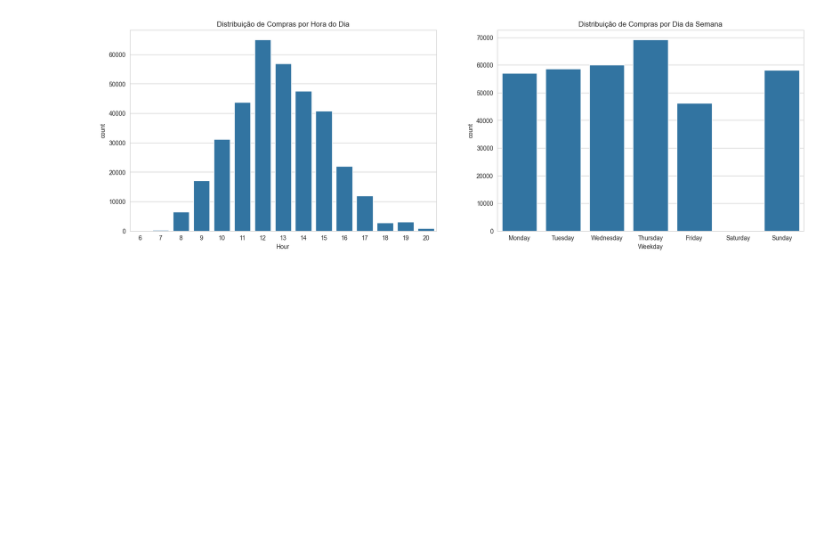
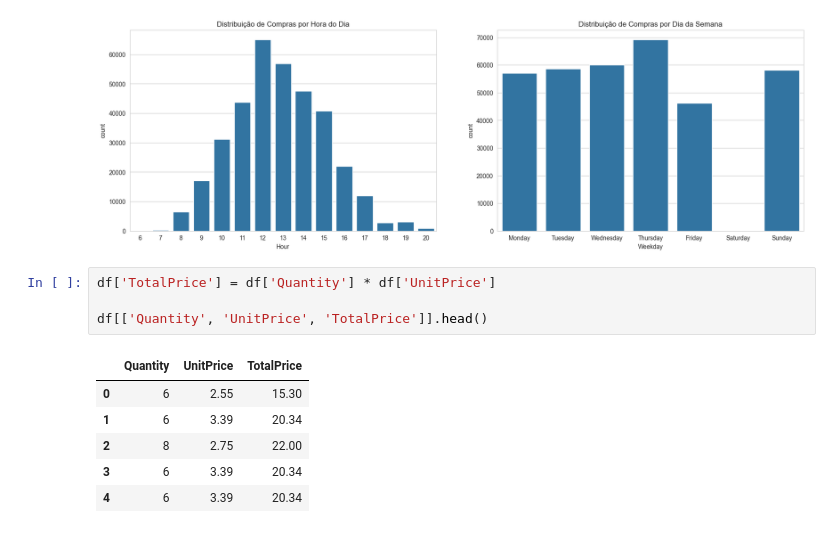
Before and after one commit to mattheusguilherme/customer-segmentation-rfm, a Jupyter notebook: notebooks/01_exploracao_e_limpeza.ipynb, the cells around one changed output. Cells and saved outputs as stored; diff of their text form; blank space fills up the shorter version.

```diff
--- a/notebooks/01_exploracao_e_limpeza.ipynb
+++ b/notebooks/01_exploracao_e_limpeza.ipynb
@@ -173,3 +173,14 @@ ax[1].set_title('Distribuição de Compras por Dia da Semana')
 plt.show()
 # %% [output]
 [figure]
+# %%
+df['TotalPrice'] = df['Quantity'] * df['UnitPrice']
+
+df[['Quantity', 'UnitPrice', 'TotalPrice']].head()
+# %% [output]
+|  | Quantity | UnitPrice | TotalPrice |
+| 0 | 6 | 2.55 | 15.30 |
+| 1 | 6 | 3.39 | 20.34 |
+| 2 | 8 | 2.75 | 22.00 |
+| 3 | 6 | 3.39 | 20.34 |
+| 4 | 6 | 3.39 | 20.34 |
```
